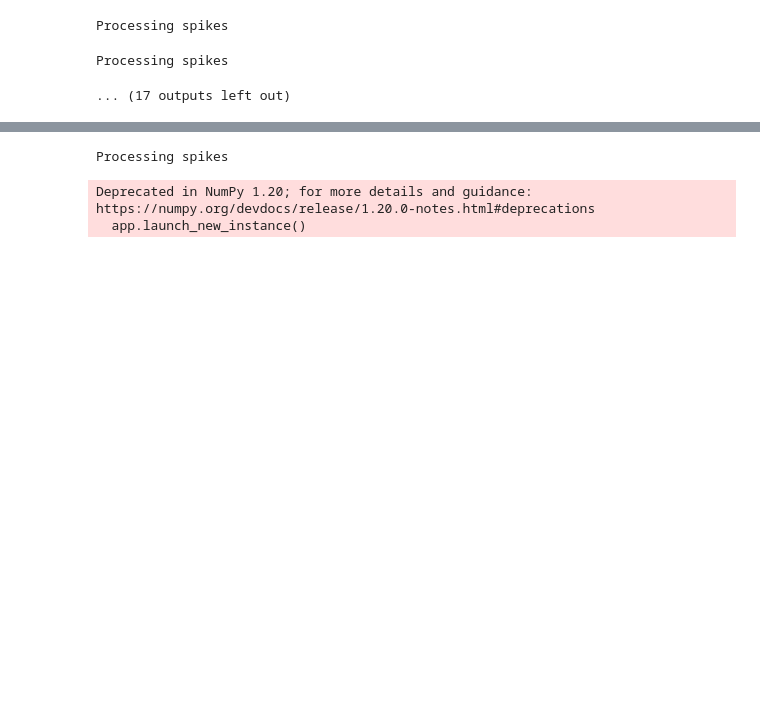
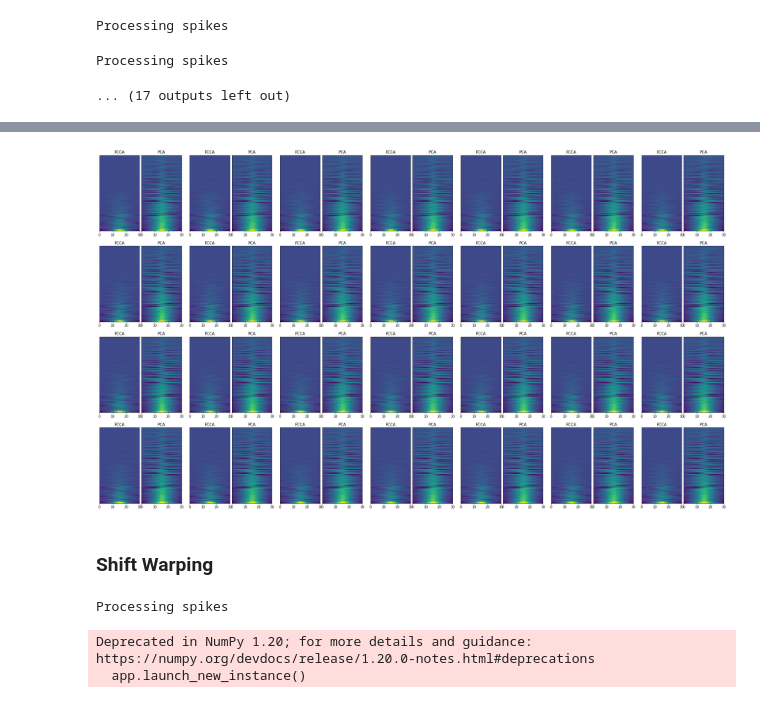
Before and after one commit to BouchardLab/FCCA_analysis, a Jupyter notebook: notebooks/data_exploration/PSTH.ipynb, the cells around one changed output, grey strips where cells are left out. Cells and saved outputs as stored; diff of their text form; code cells hidden in the pictures; blank space fills up the shorter version.

```diff
--- a/notebooks/data_exploration/PSTH.ipynb
+++ b/notebooks/data_exploration/PSTH.ipynb
@@ -54,9 +54,9 @@ start_times = {'indy_20160426_01': 0,
                'indy_20170131_02': 0,
                }
 # %%
-data_path = '/mnt/Secondary/data/sabes'
+data_path = '/mnt/sdb1/nc_data/sabes'
 # %%
-with open('/home/akumar/nse/neural_control/data/sabes_decoding_df.dat', 'rb') as f:
+with open('/mnt/sdb1/nc_data/sabes_decoding_df.dat', 'rb') as f:
     sabes_df = pickle.load(f)
 # %%
 data_files = np.unique(sabes_df['data_file'].values)
@@ -175,7 +172,7 @@ for h, data_file in enumerate(data_files):
     dat = load_sabes('%s/%s' % (data_path, data_file), boxcox=None, high_pass=False)
     dat_segment = reach_segment_sabes(dat, start_time=start_times[data_file.split('.mat')[0]])
 
-    T = 50
+    T = 30
     t = np.array([t_[1] - t_[0] for t_ in dat_segment['transition_times']])
     valid_transitions = np.arange(t.size)[t >= T]
 
@@ -245,0 +283,51 @@ array([[ 318.35059282, 2530.88198254, 2018.1737846 ,  784.09991529,
+# %%
+# Plot the pairwise cross-correlations as a sequence of 2D curves
+n_df = 7
+#fig, ax = plt.subplots(2 * 4, ndf, figsize=(4*ndf, 32))
+fig = plt.figure(figsize=(5*7, 5*4))
+gs = GridSpec(4, 7, hspace=0.2, wspace=0.1)
+# Sort by the time of maximum cross-correlation
+# cc_norm = np.divide(cross_covs, np.max(cross_covs, axis=-1))
+cc_norm = cross_covs
+# Reshape into a sequence so we can sort along the axis of pairwise cross-correlation
+cc_offdiag = np.zeros((cross_covs.shape[0], cross_covs.shape[1], cross_covs.shape[2] * cross_covs.shape[3] - cross_covs.shape[2], cross_covs.shape[-1]))
+idx = 0
+for i in range(10):
+    for j in range(10):
+        if i == j:
+            continue
+        cc_offdiag[:, :, idx, :] = cc_norm[:, :, i, j, :]
+        idx += 1
+# references for sharing axes
+ax_obj = np.zeros(cc_offdiag.shape[0], dtype='object')
+for h in range(cc_offdiag.shape[0]):
+    cols = ['k', 'r']
+    titles = ['FCCA', 'PCA']
+    sgs = gs[np.unravel_index(h, (4, 7))].subgridspec(1, 2, wspace=0.05, hspace=0.0)
+    for i in range(2):
+        # Sort by max cross-cov
+        ordering = np.argsort(np.max(cc_offdiag[0, i, :, :], axis=-1))[::-1]
+        # #ax = fig.add_subplot(gs[2 * (h//7) + i, h % 7], projection='3d')
+        #     ax = fig.add_subplot(gs[2 * (h//7) + i, h % 7])
+        #     ax_obj[h] = ax
+        # else:
+        #     ax = fig.add_subplot(gs[2 * (h//7) + i, h % 7], sharex=ax_obj[h])
+        if i == 0:
+            ax = fig.add_subplot(sgs[i])
+            ax_obj[h] = ax
+        else:
+            ax = fig.add_subplot(sgs[i], sharey=ax_obj[h])
+            ax.set_yticks([])
+        ax.pcolor(cc_offdiag[0, i, ordering])
+        ax.set_title(titles[i])
+
+        # x-axis label, y-axis label, colormap...
+
+        # ax.set_aspect('equal')
+        # for idx in range(cc_offdiag.shape[2]):
+        #     ax.plot(idx * np.ones(30), np.arange(30), cc_offdiag[0, i, ordering[idx], :], cols[i], alpha=0.5)
+    # gs.update(left=0.55, right=0.98, hspace=0.05)
+
+# fig.tight_layout()
+# %% [output]
+[figure, added]
@@ -246,3 +336,5 @@ array([[ 318.35059282, 2530.88198254, 2018.1737846 ,  784.09991529,
+# %% [markdown]
+### Shift Warping
 # %%
 from affinewarp import ShiftWarping
 # %%
```
Also changed, not shown: parts of 7 cells of this notebook, 4 other files.
